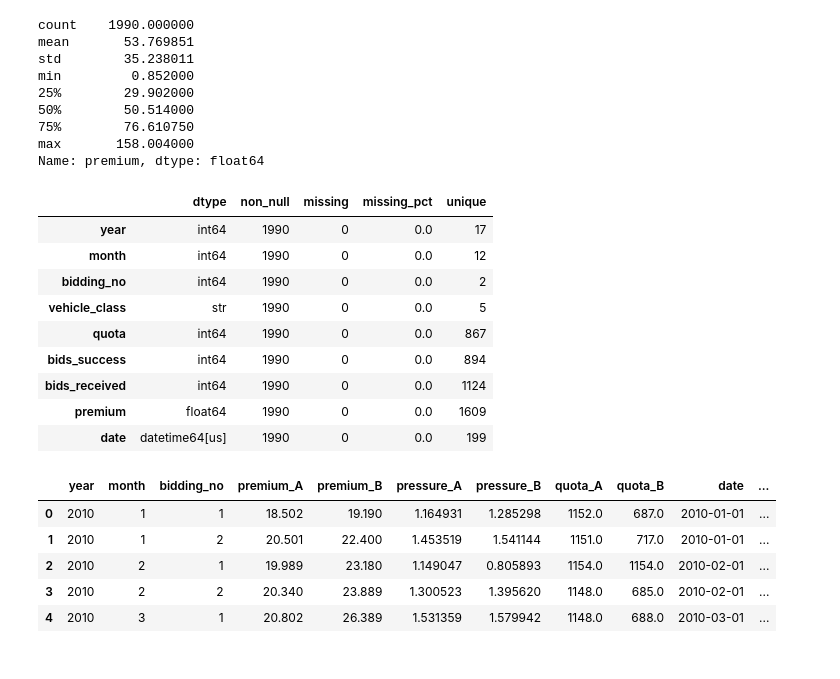
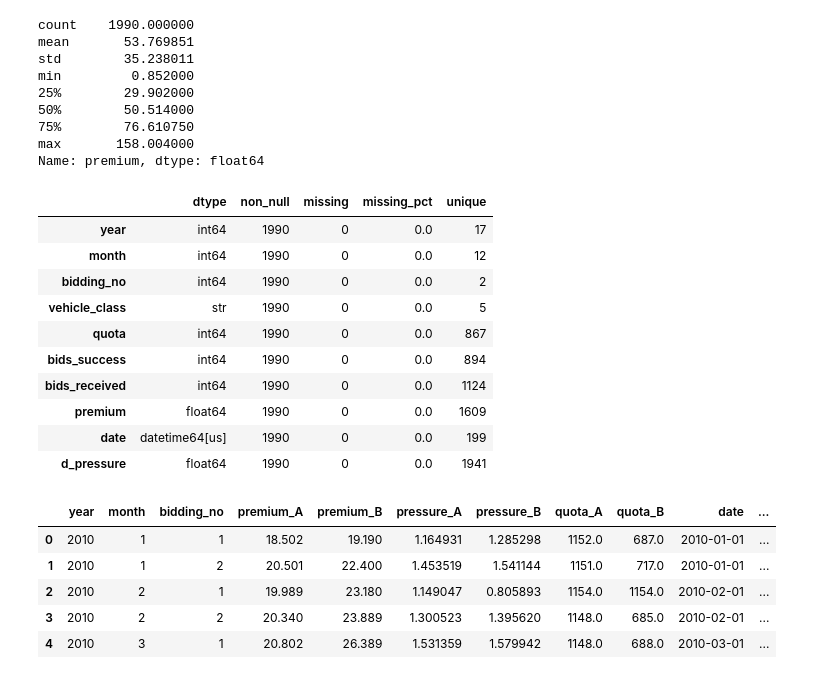
Before and after one commit to XiongZirui/mixue, a Jupyter notebook: main.ipynb, the cells around one changed output. Cells and saved outputs as stored; diff of their text form; code cells hidden in the pictures.

```diff
--- a/main.ipynb
+++ b/main.ipynb
@@ -64,11 +64,11 @@ plt.rcParams["figure.figsize"] = (10, 5)
 *Instructions:* Load all data from the `data/` folder using relative paths. If you use any additional public datasets, download them into `data/` and cite them in Section 9.
 # %%
 # Provided datasets (update the file names if needed)
-coe = pd.read_csv("data/COEBiddingResultsPrices.csv")
-registrations = pd.read_csv("data/NewRegistrationofCarsbyMake.csv")
+coe_raw = pd.read_csv("data/COEBiddingResultsPrices.csv")
+registrations_raw = pd.read_csv("data/NewRegistrationofCarsbyMake.csv")
 
-print(f"COE bidding data: {coe.shape[0]:,} rows, {coe.shape[1]} columns")
-print(f"Registration data: {registrations.shape[0]:,} rows, {registrations.shape[1]} columns")
+print(f"COE bidding data: {coe_raw.shape[0]:,} rows, {coe_raw.shape[1]} columns")
+print(f"Registration data: {registrations_raw.shape[0]:,} rows, {registrations_raw.shape[1]} columns")
 # %% [output]
 COE bidding data: 1,990 rows, 7 columns
 Registration data: 51,669 rows, 6 columns
@@ -121,18 +121,18 @@ coe['bids_received'] = coe['bids_received'].astype(int)
 # %%
 # Create monthly date variable
-coe["date"] = pd.to_datetime(
-    coe[["year", "month"]].assign(day=1)
+coe_raw["date"] = pd.to_datetime(
+    coe_raw[["year", "month"]].assign(day=1)
 )
 # %%
-coe["d_pressure"] = np.where(
-    coe["quota"] > 0,
-    coe["bids_received"] / coe["quota"],
+coe_raw["d_pressure"] = np.where(
+    coe_raw["quota"] > 0,
+    coe_raw["bids_received"] / coe_raw["quota"],
     np.nan
 )
 # %%
 # Normalise premium column
-coe["premium"] = coe["premium"] / 1000
-coe["premium"].describe()
+coe_raw["premium"] = coe_raw["premium"] / 1000
+coe_raw["premium"].describe()
 # %% [output]
 count    1990.000000
 mean       53.769851
@@ -145,24 +145,25 @@ max       158.004000
 Name: premium, dtype: float64
 # %%
 # generate summary for each column
-summary = pd.DataFrame({
-    "dtype": coe.dtypes,
-    "non_null": coe.count(),
-    "missing": coe.isna().sum(),
-    "missing_pct": coe.isna().mean() * 100,
-    "unique": coe.nunique()
+coe_summary = pd.DataFrame({
+    "dtype": coe_raw.dtypes,
+    "non_null": coe_raw.count(),
+    "missing": coe_raw.isna().sum(),
+    "missing_pct": coe_raw.isna().mean() * 100,
+    "unique": coe_raw.nunique()
 })
 
-display(summary)
+display(coe_summary)
 # %% [output]
 |  | dtype | non_null | missing | missing_pct | unique |
 | year | int64 | 1990 | 0 | 0.0 | 17 |
 | month | int64 | 1990 | 0 | 0.0 | 12 |
 | bidding_no | int64 | 1990 | 0 | 0.0 | 2 |
 | vehicle_class | str | 1990 | 0 | 0.0 | 5 |
 | quota | int64 | 1990 | 0 | 0.0 | 867 |
 | bids_success | int64 | 1990 | 0 | 0.0 | 894 |
 | bids_received | int64 | 1990 | 0 | 0.0 | 1124 |
 | premium | float64 | 1990 | 0 | 0.0 | 1609 |
 | date | datetime64[us] | 1990 | 0 | 0.0 | 199 |
+| d_pressure | float64 | 1990 | 0 | 0.0 | 1941 |
 # %%
```
Also changed, not shown: parts of 35 cells of this notebook.
